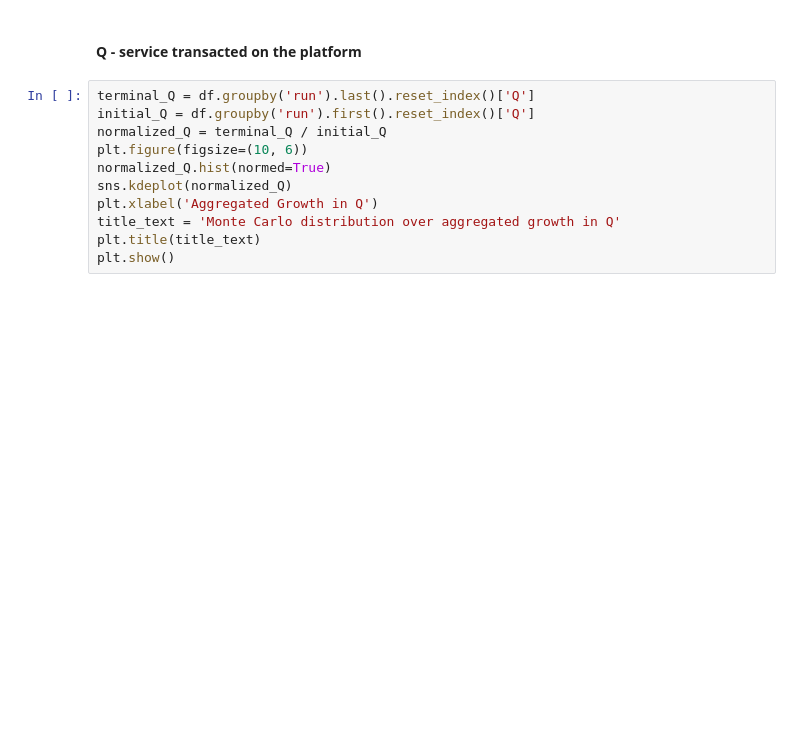
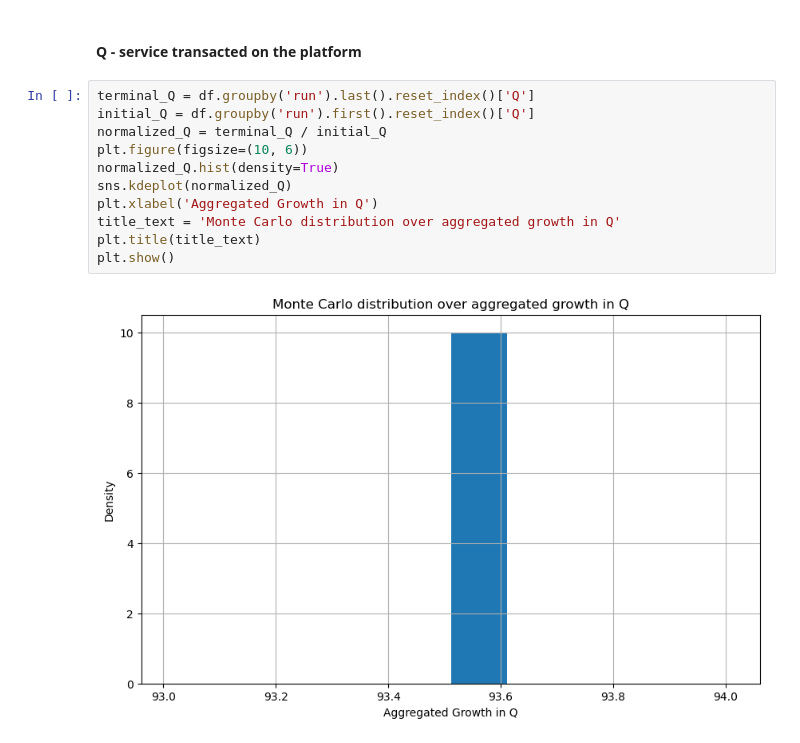
Before and after one commit to danlessa/ans, a Jupyter notebook: ANS Paper Smooth.ipynb, the cells around one changed output. Cells and saved outputs as stored; diff of their text form; blank space fills up the shorter version.

```diff
--- a/ANS Paper Smooth.ipynb
+++ b/ANS Paper Smooth.ipynb
@@ -83,11 +110,13 @@ first_five_plot(df, 'log_K')
 # %%
 terminal_Q = df.groupby('run').last().reset_index()['Q']
 initial_Q = df.groupby('run').first().reset_index()['Q']
 normalized_Q = terminal_Q / initial_Q
 plt.figure(figsize=(10, 6))
-normalized_Q.hist(normed=True)
+normalized_Q.hist(density=True)
 sns.kdeplot(normalized_Q)
 plt.xlabel('Aggregated Growth in Q')
 title_text = 'Monte Carlo distribution over aggregated growth in Q'
 plt.title(title_text)
 plt.show()
+# %% [output]
+[figure, added]
```
Also changed, not shown: parts of 5 cells of this notebook.
